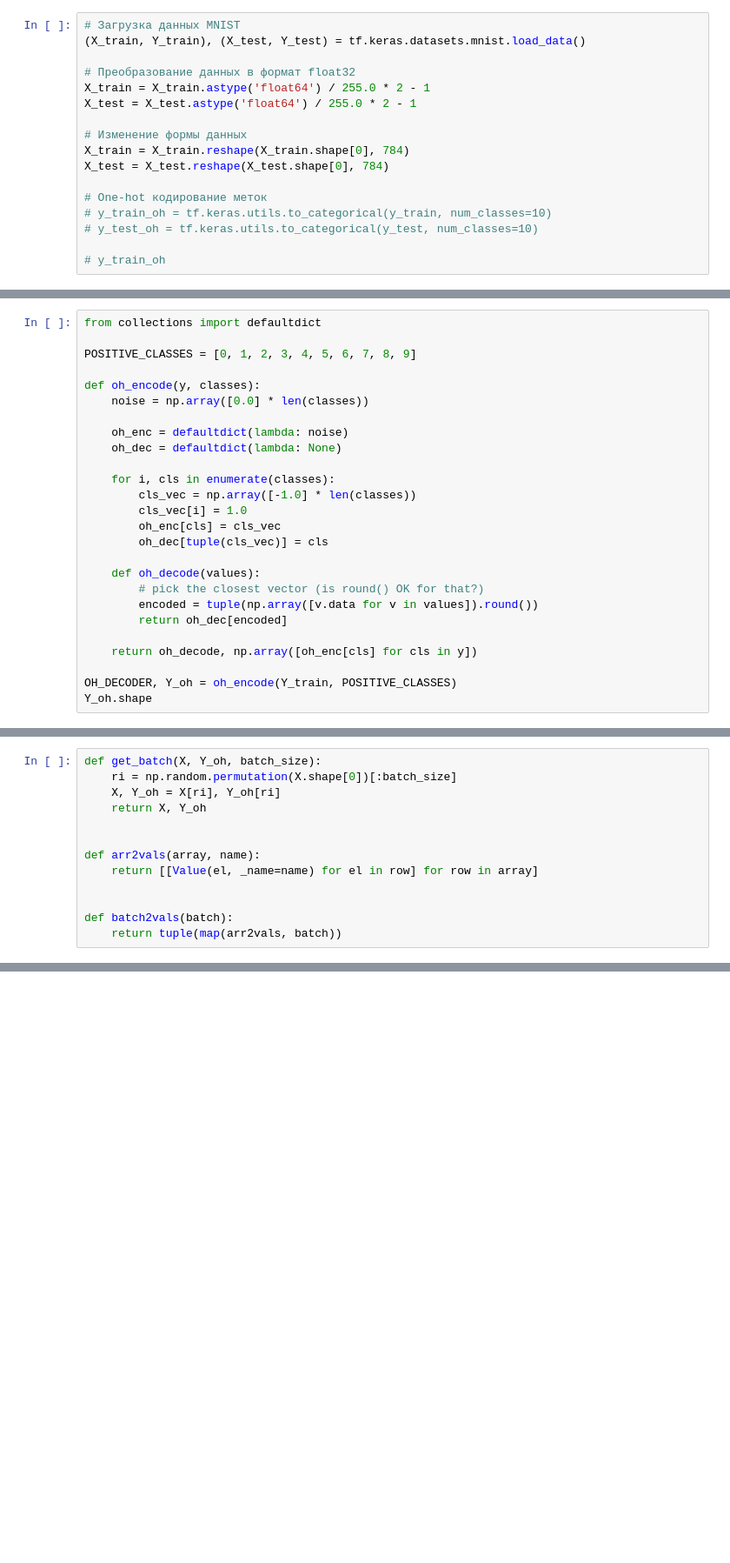
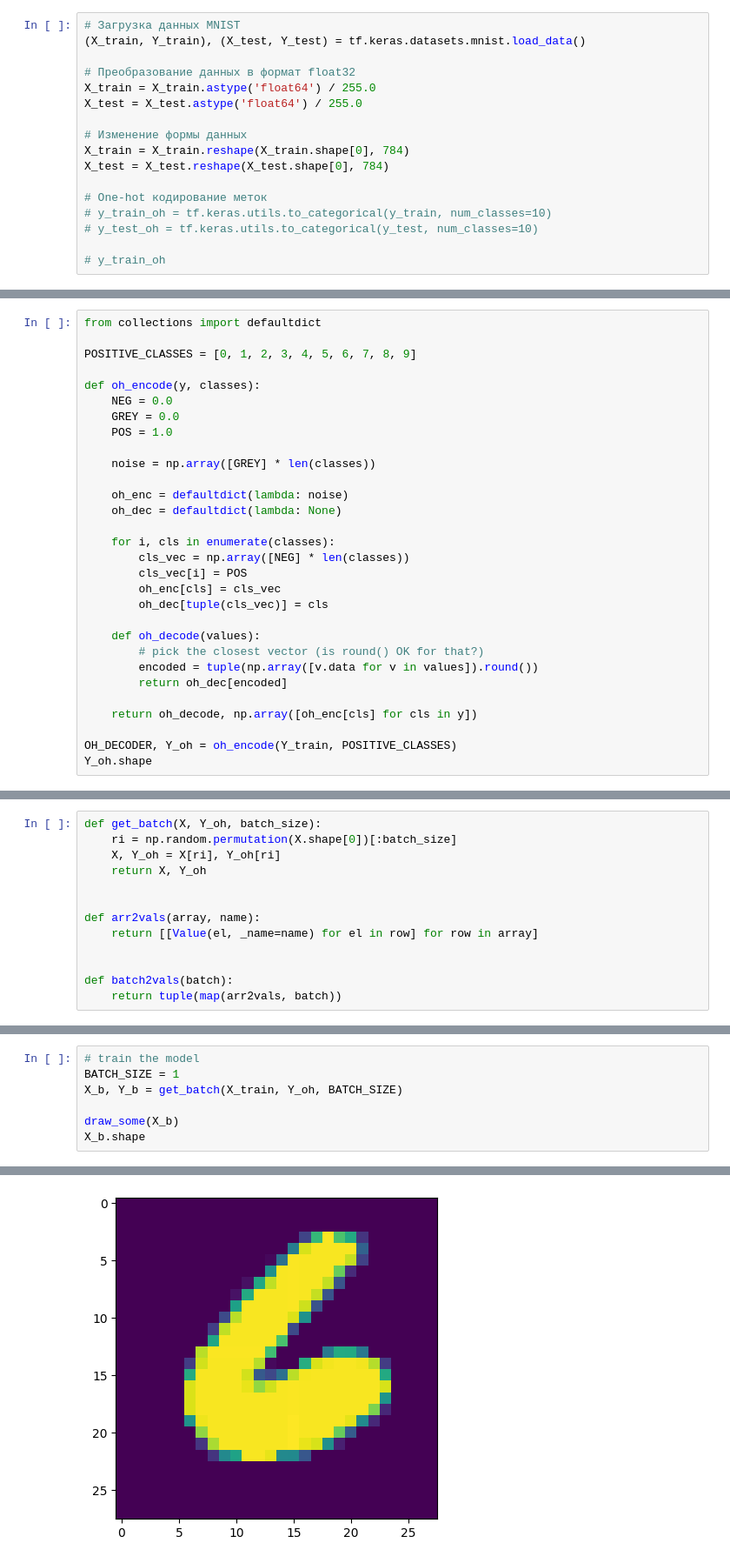
Before and after one commit to AndreyE/micrograd, a Jupyter notebook: mnist.ipynb, the cells around one changed output, grey strips where cells are left out. Shown at 87% size. Cells and saved outputs as stored; diff of their text form; blank space fills up the shorter version.

```diff
--- a/mnist.ipynb
+++ b/mnist.ipynb
@@ -48,8 +54,8 @@ def draw_dot(root, format='svg', rankdir='LR'):
 (X_train, Y_train), (X_test, Y_test) = tf.keras.datasets.mnist.load_data()
 
 # Преобразование данных в формат float32
-X_train = X_train.astype('float64') / 255.0 * 2 - 1
-X_test = X_test.astype('float64') / 255.0 * 2 - 1
+X_train = X_train.astype('float64') / 255.0
+X_test = X_test.astype('float64') / 255.0
 
 # Изменение формы данных
 X_train = X_train.reshape(X_train.shape[0], 784)
@@ -74,14 +80,18 @@ from collections import defaultdict
 POSITIVE_CLASSES = [0, 1, 2, 3, 4, 5, 6, 7, 8, 9]
 
 def oh_encode(y, classes):
-    noise = np.array([0.0] * len(classes))
+    NEG = 0.0
+    GREY = 0.0
+    POS = 1.0
+
+    noise = np.array([GREY] * len(classes))
 
     oh_enc = defaultdict(lambda: noise)
     oh_dec = defaultdict(lambda: None)
 
     for i, cls in enumerate(classes):
-        cls_vec = np.array([-1.0] * len(classes))
-        cls_vec[i] = 1.0
+        cls_vec = np.array([NEG] * len(classes))
+        cls_vec[i] = POS
         oh_enc[cls] = cls_vec
         oh_dec[tuple(cls_vec)] = cls
 
@@ -152,3 +145,11 @@ def evaluate(model, X_b, Y_b):
     scores = feed_forward(model, input)
     expected = arr2vals(Y_b, 'expected')
     return loss(scores, expected), accuracy(scores, expected)
+# %%
+# train the model
+BATCH_SIZE = 1
+X_b, Y_b = get_batch(X_train, Y_oh, BATCH_SIZE)
+
+draw_some(X_b)
+X_b.shape
+# %% [output]
@@ -154,0 +157 @@ def evaluate(model, X_b, Y_b):
+[figure, added]
```
Also changed, not shown: parts of 9 cells of this notebook, 2 other files.
